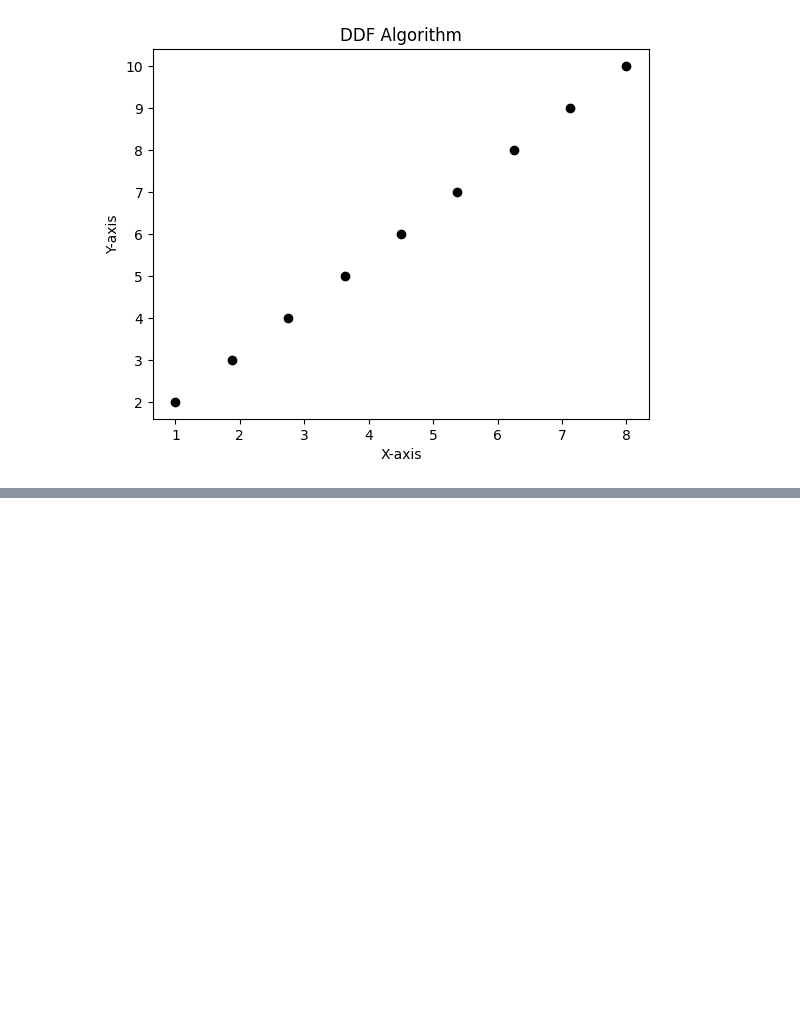
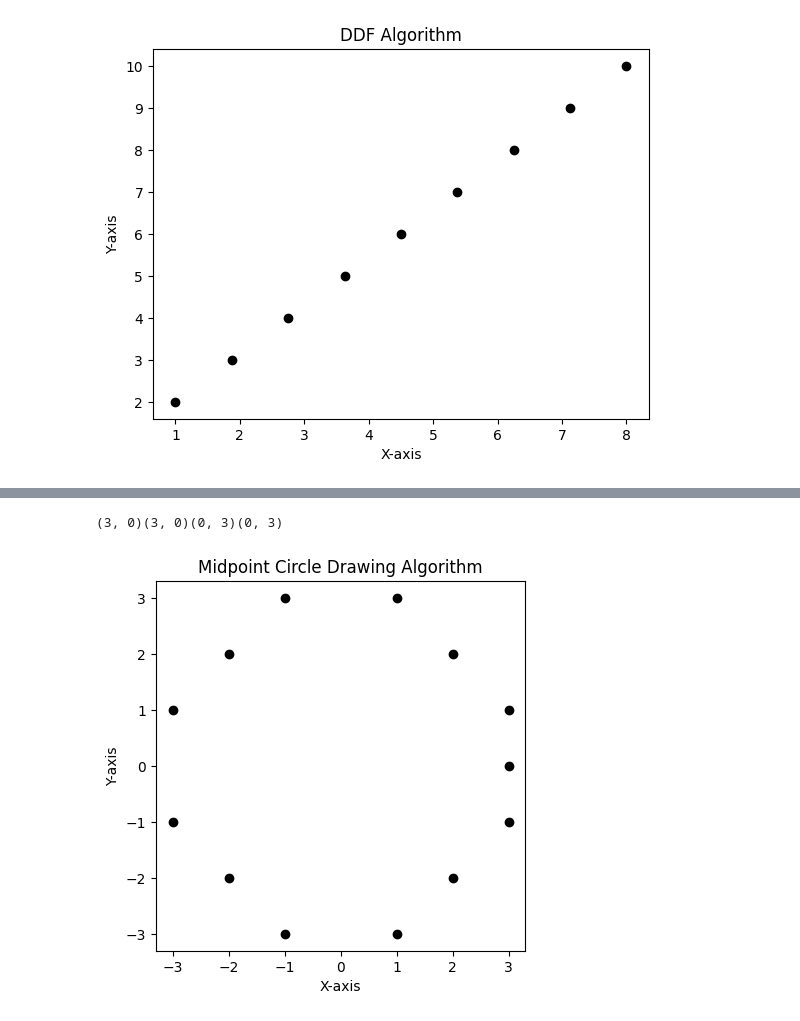
Before and after one commit to MdAbdullahIbnNoor/4-2-computer-graphics-lab-python, a Jupyter notebook: line_draw.ipynb, the cells around one changed output, grey strips where cells are left out. Saved outputs shown, nothing was run; the diff lists cells and outputs as text; code cells hidden in the pictures; blank space fills up the shorter version.

```diff
--- a/line_draw.ipynb
+++ b/line_draw.ipynb
@@ -325,0 +326,75 @@ draw_circle_midpoint(0, 0, 5)
+# %%
+import matplotlib.pyplot as plt
+
+def midPointCircleDraw(x_centre, y_centre, r):
+    x = r
+    y = 0
+
+    # Collect coordinates in a list
+    coordinates = [(x + x_centre, y + y_centre)]
+
+    # Printing the initial point on the axes after translation
+    print("(", x + x_centre, ", ", y + y_centre, ")", sep="", end="")
+
+    # When radius is zero only a single point will be printed
+    if r > 0:
+        print("(", x + x_centre, ", ", -y + y_centre, ")", sep="", end="")
+        print("(", y + x_centre, ", ", x + y_centre, ")", sep="", end="")
+        print("(", -y + x_centre, ", ", x + y_centre, ")", sep="")
+
+    # Initializing the value of P
+    P = 1 - r
+
+    while x > y:
+        y += 1
+
+        # Mid-point inside or on the perimeter
+        if P <= 0:
+            P = P + 2 * y + 1
+
+        # Mid-point outside the perimeter
+        else:
+            x -= 1
+            P = P + 2 * y - 2 * x + 1
+
+        # All the perimeter points have already been printed
+        if x < y:
+            break
+
+        # Collect and print the generated point and its reflection in the other octants after translation
+        coordinates.extend([
+            (x + x_centre, y + y_centre),
+            (-x + x_centre, y + y_centre),
+            (x + x_centre, -y + y_centre),
+            (-x + x_centre, -y + y_centre),
+        ])
+
+        # If the generated point on the line x = y, then the perimeter points have already been printed
+        if x != y:
+            coordinates.extend([
+                (y + x_centre, x + y_centre),
+                (-y + x_centre, x + y_centre),
+                (y + x_centre, -x + y_centre),
+                (-y + x_centre, -x + y_centre),
+            ])
+
+    # Convert the coordinates to separate lists for x and y
+    x_coords, y_coords = zip(*coordinates)
+
+    # Plot the points
+    plt.plot(x_coords, y_coords, marker='o', linestyle='', color='black')
+
+    # Show the plot
+    plt.title('Midpoint Circle Drawing Algorithm')
+    plt.xlabel('X-axis')
+    plt.ylabel('Y-axis')
+    plt.gca().set_aspect('equal', adjustable='box')
+    plt.show()
+
+# Example usage
+if __name__ == '__main__':
+    # To draw a circle of radius 3 centered at (0, 0)
+    midPointCircleDraw(0, 0, 3)
+# %% [output]
+(3, 0)(3, 0)(0, 3)(0, 3)
+[figure, added]
```
Also changed, not shown: parts of 3 cells of this notebook.
